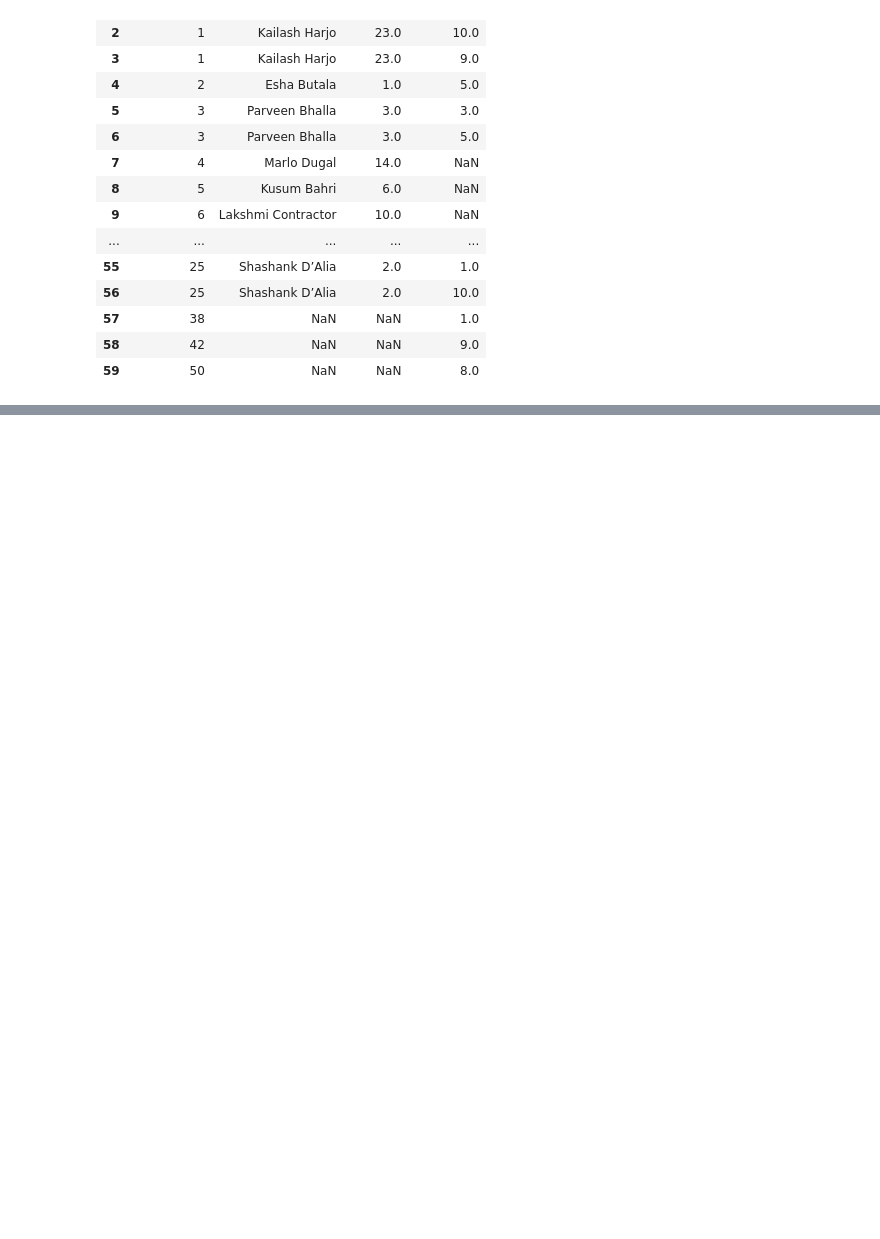
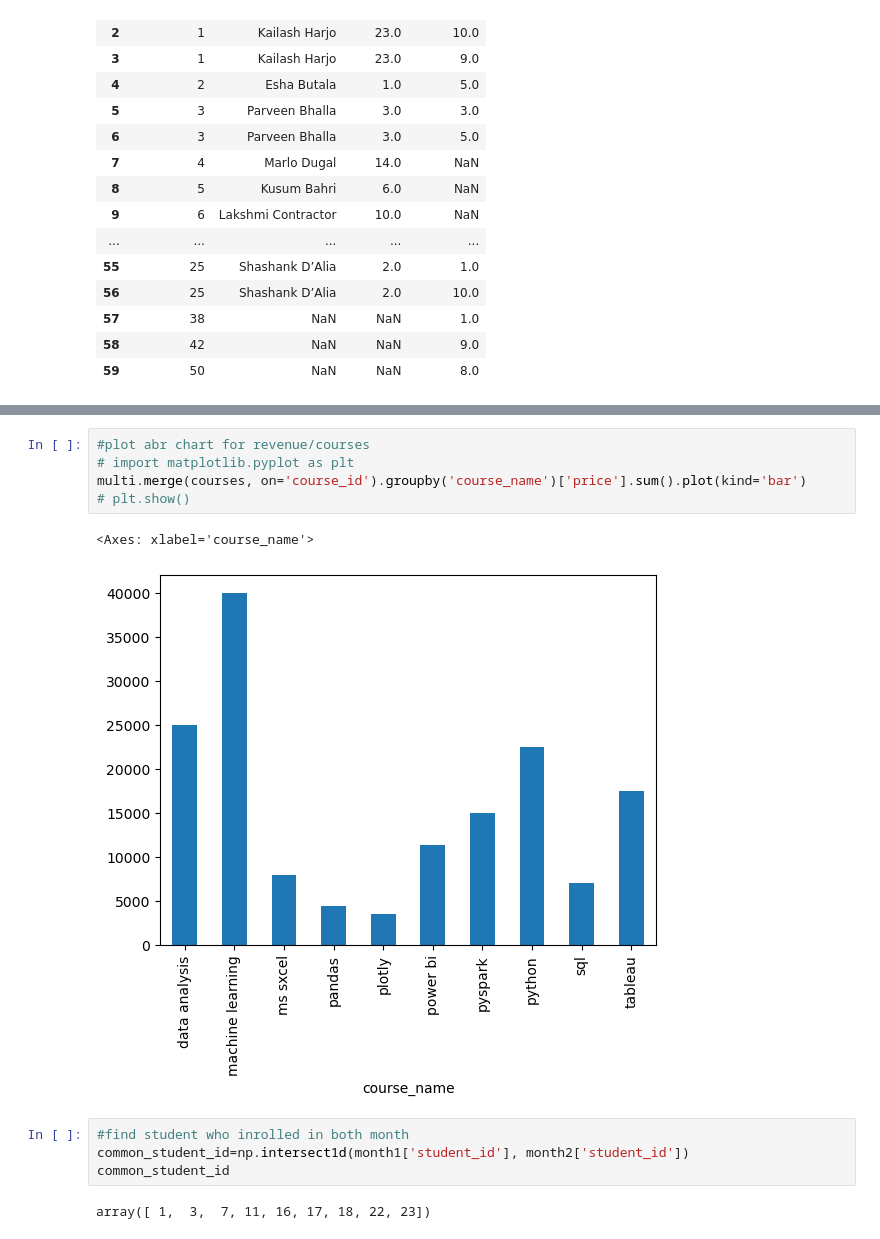
Before and after one commit to Sumangiri1312/Pandas-Practice, a Jupyter notebook: Merging.ipynb, the cells around one changed output, grey strips where cells are left out. Saved outputs shown, nothing was run; the diff lists cells and outputs as text; blank space fills up the shorter version.

```diff
--- a/Merging.ipynb
+++ b/Merging.ipynb
@@ -172,0 +209,14 @@ students.merge(multi, how= 'outer', on='student_id')
+# %%
+#plot abr chart for revenue/courses
+# import matplotlib.pyplot as plt
+multi.merge(courses, on='course_id').groupby('course_name')['price'].sum().plot(kind='bar')
+# plt.show()
+# %% [output]
+<Axes: xlabel='course_name'>
+[figure, added]
+# %%
+#find student who inrolled in both month
+common_student_id=np.intersect1d(month1['student_id'], month2['student_id'])
+common_student_id
+# %% [output]
+array([ 1,  3,  7, 11, 16, 17, 18, 22, 23])
```
Also changed, not shown: parts of 11 cells of this notebook.
